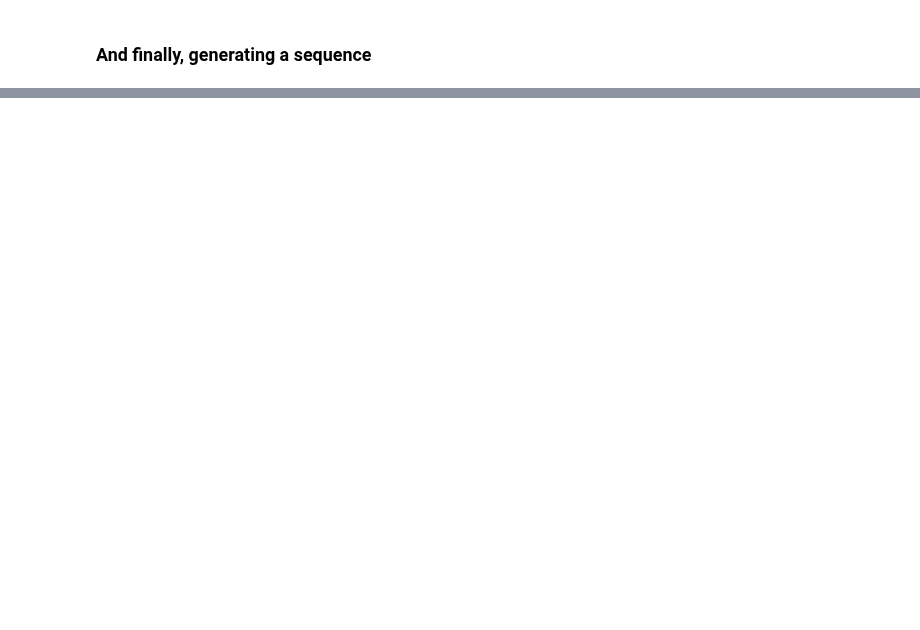
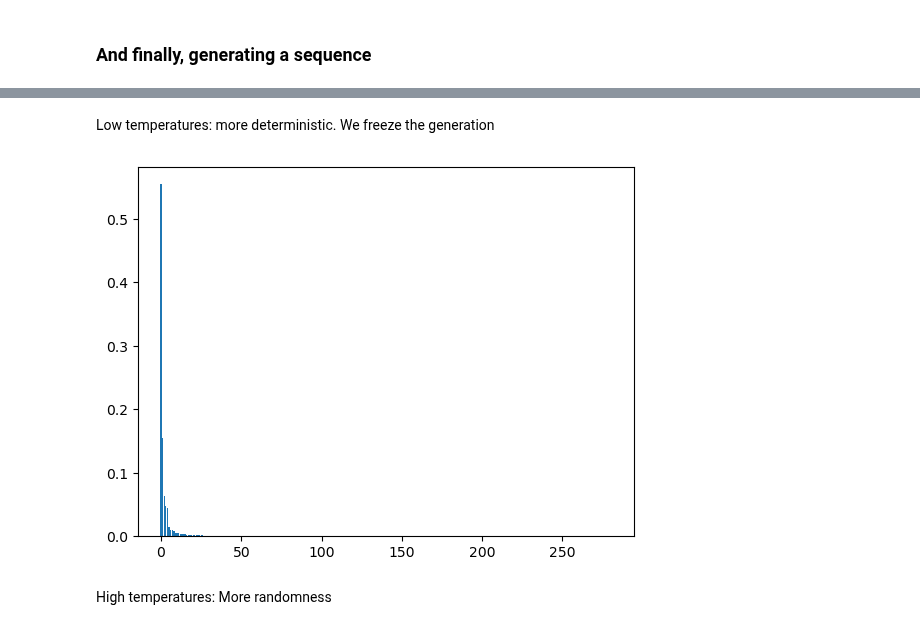
Before and after one commit to pnugues/ilppp, a Jupyter notebook: programs/ch05/python/lm_generation.ipynb, the cells around one changed output, grey strips where cells are left out. Cells and saved outputs as stored; diff of their text form; code cells hidden in the pictures; blank space fills up the shorter version.

Commit message:
adding temperature

```diff
--- a/programs/ch05/python/lm_generation.ipynb
+++ b/programs/ch05/python/lm_generation.ipynb
@@ -121,0 +220,5 @@ for i in range(100):
+# %%
+def reweight_distribution(original_distribution, temperature=0.5):
+    distribution = np.log(original_distribution) / temperature
+    distribution = np.exp(distribution)
+    return distribution / np.sum(distribution)
@@ -121,0 +245,11 @@ for i in range(100):
+# %% [markdown]
+Low temperatures: more deterministic. We freeze the generation
+# %%
+low_temp_freqs = reweight_distribution(freqs, temperature=0.5)
+# %%
+plt.bar(range(len(low_temp_freqs)), low_temp_freqs)
+plt.show()
+# %% [output]
+[figure, added]
+# %% [markdown]
+High temperatures: More randomness
```
Also changed, not shown: parts of 22 cells of this notebook.
